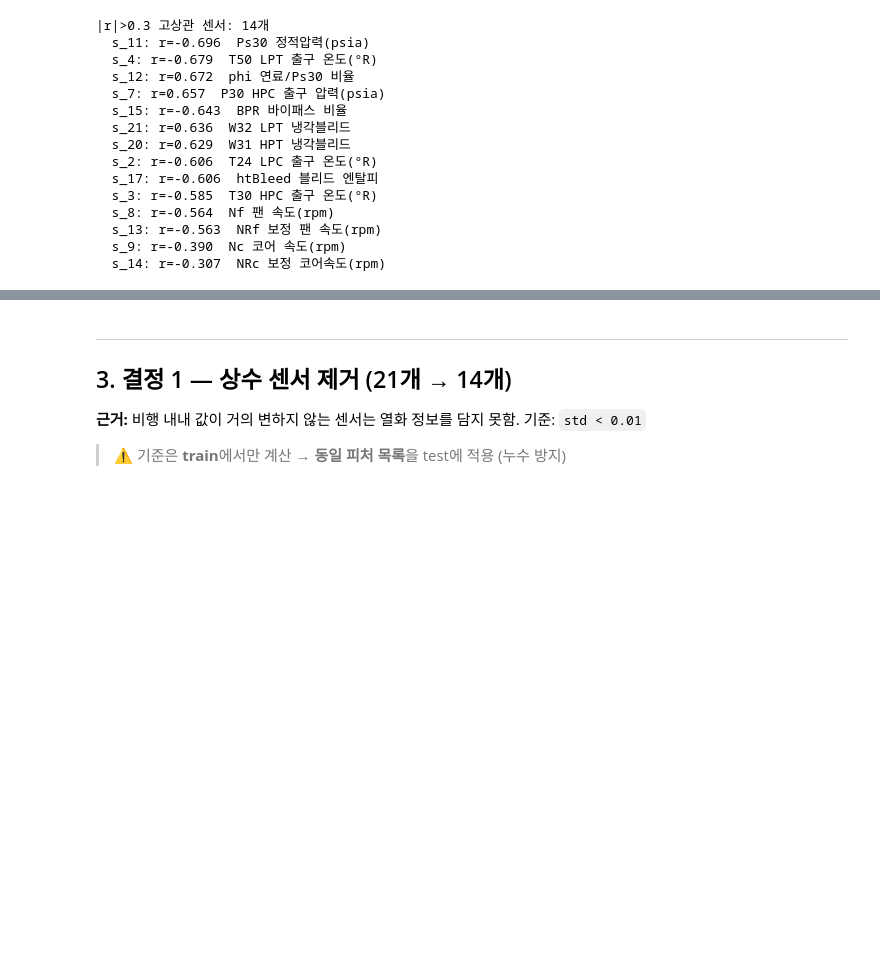
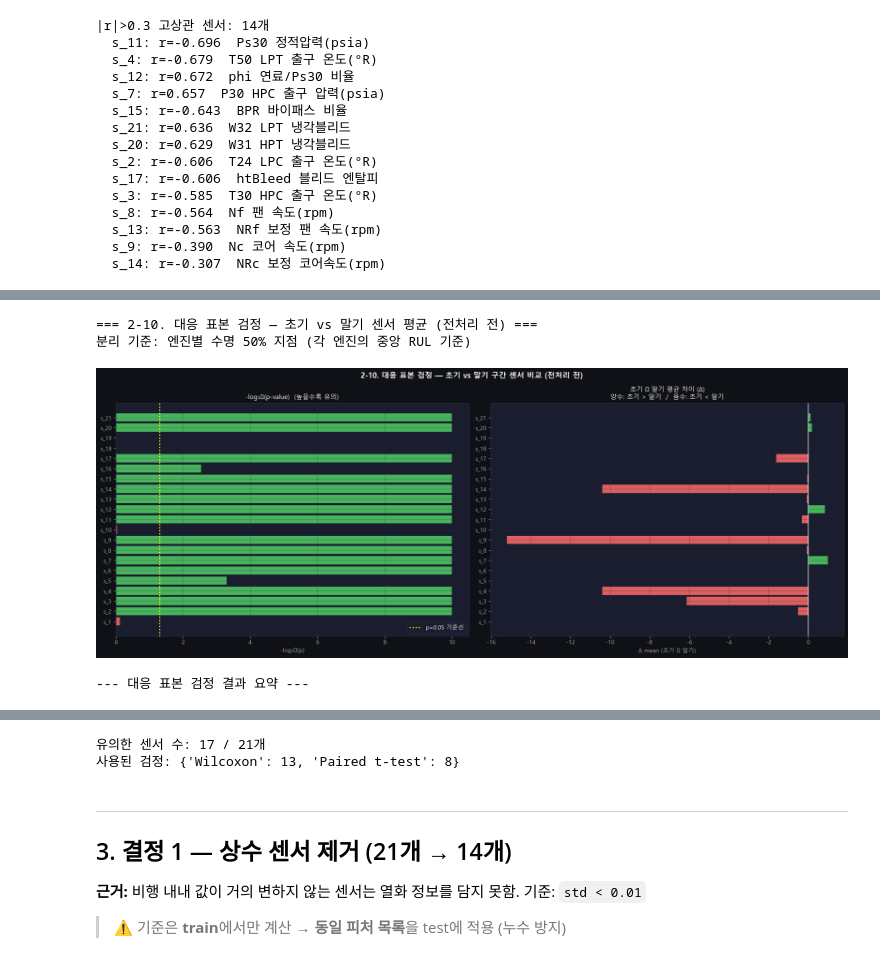
Before and after one commit to dlalswns0211/sparta_project_4_team16, a Jupyter notebook: MJ/CMAPSS_Preprocessing_FD001_MJ.ipynb, the cells around one changed output, grey strips where cells are left out. Drawn from its saved outputs; the diff is of its cells as text; code cells hidden in the pictures; blank space fills up the shorter version.

```diff
--- a/MJ/CMAPSS_Preprocessing_FD001_MJ.ipynb
+++ b/MJ/CMAPSS_Preprocessing_FD001_MJ.ipynb
@@ -523,0 +725,75 @@ for s,r in high_corr.sort_values(key=abs,ascending=False).items():
+# %%
+from scipy.stats import ttest_rel, shapiro, wilcoxon
+
+print('=== 2-10. 대응 표본 검정 — 초기 vs 말기 센서 평균 (전처리 전) ===')
+print('분리 기준: 엔진별 수명 50% 지점 (각 엔진의 중앙 RUL 기준)')
+print()
+
+paired_rows = []
+for s in SENSOR_COLS:
+    early_means, late_means = [], []
+    for uid in tr_rul['unit_nr'].unique():
+        udf     = tr_rul[tr_rul['unit_nr'] == uid].sort_values('time_cycles')
+        mid_rul = udf['RUL'].median()
+        early   = udf[udf['RUL'] >  mid_rul][s].mean()
+        late    = udf[udf['RUL'] <= mid_rul][s].mean()
+        if np.isfinite(early) and np.isfinite(late):
+            early_means.append(early)
+            late_means.append(late)
+
+    diffs = np.array(early_means) - np.array(late_means)
+
+    # Shapiro-Wilk 정규성 검정 (차이값 기준)
+    _, p_sw = shapiro(diffs) if len(diffs) >= 3 else (np.nan, 0.0)
+
+    if p_sw > 0.05:                              # 정규 → Paired t-test
+        stat, p_val = ttest_rel(early_means, late_means)
+        test_name   = 'Paired t-test'
+    else:                                        # 비정규 → Wilcoxon
+        stat, p_val = wilcoxon(diffs)
+        test_name   = 'Wilcoxon'
+
+    paired_rows.append({
+        '센서'         : s,
+        '초기 평균'    : round(np.mean(early_means), 4),
+        '말기 평균'    : round(np.mean(late_means),  4),
+        '평균 차이(Δ)' : round(float(np.mean(diffs)), 4),
+        '검정 방법'    : test_name,
+        'p-value'      : round(p_val, 4),
+        '판정'         : '유의 ✅' if p_val < 0.05 else '비유의 ⚠️',
+        '센서 설명'    : SENSOR_DESC.get(s, s),
+    })
+
+paired_df = pd.DataFrame(paired_rows).set_index('센서')
+
+# ── 시각화 ──────────────────────────────────────────────────────
+fig, axes = plt.subplots(1, 2, figsize=(18, 7))
+fig.suptitle('2-10. 대응 표본 검정 — 초기 vs 말기 구간 센서 비교 (전처리 전)',
+             fontsize=13, fontweight='bold')
+
+p_vals = paired_df['p-value'].values
+log_p  = -np.log10(np.clip(p_vals, 1e-10, 1))
+bc_p   = [C[2] if p < 0.05 else C[1] for p in p_vals]
+axes[0].barh(paired_df.index, log_p, color=bc_p, alpha=0.85)
+axes[0].axvline(-np.log10(0.05), color='yellow', lw=2, ls=':', label='p=0.05 기준선')
+axes[0].set_title('-log₁₀(p-value)  (높을수록 유의)')
+axes[0].set_xlabel('-log₁₀(p)')
+axes[0].legend()
+
+diff_vals = paired_df['평균 차이(Δ)'].values
+bc_d      = [C[2] if v > 0 else C[1] for v in diff_vals]
+axes[1].barh(paired_df.index, diff_vals, color=bc_d, alpha=0.85)
+axes[1].axvline(0, color='white', lw=1)
+axes[1].set_title('초기 − 말기 평균 차이 (Δ)\n양수: 초기 > 말기  /  음수: 초기 < 말기')
+axes[1].set_xlabel('Δ mean (초기 − 말기)')
+plt.tight_layout(); plt.show()
+
+print('\n--- 대응 표본 검정 결과 요약 ---')
+display(paired_df.drop(columns=['센서 설명']))
+print(f"\n유의한 센서 수: {(paired_df['판정'] == '유의 ✅').sum()} / {len(paired_df)}개")
+print(f"사용된 검정: {paired_df['검정 방법'].value_counts().to_dict()}")
+# %% [output]
+=== 2-10. 대응 표본 검정 — 초기 vs 말기 센서 평균 (전처리 전) ===
+분리 기준: 엔진별 수명 50% 지점 (각 엔진의 중앙 RUL 기준)
+[figure, added]
+--- 대응 표본 검정 결과 요약 ---
@@ -524,3 +818,5 @@ for s,r in high_corr.sort_values(key=abs,ascending=False).items():
+유의한 센서 수: 17 / 21개
+사용된 검정: {'Wilcoxon': 13, 'Paired t-test': 8}
 # %% [markdown]
 ---
 ## 3. 결정 1 — 상수 센서 제거 (21개 → 14개)
```
Also changed, not shown: parts of 48 cells of this notebook, 7 other files.
